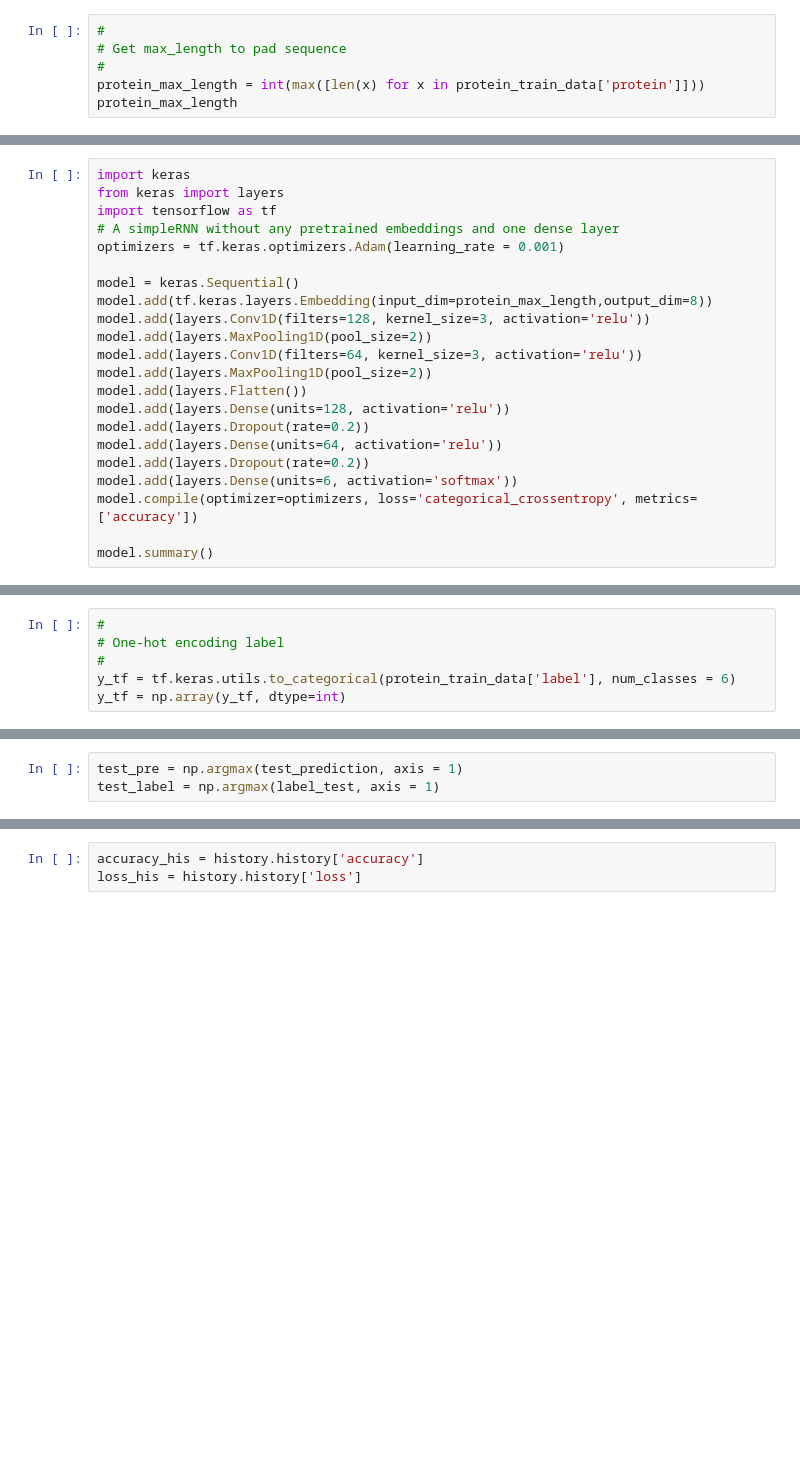
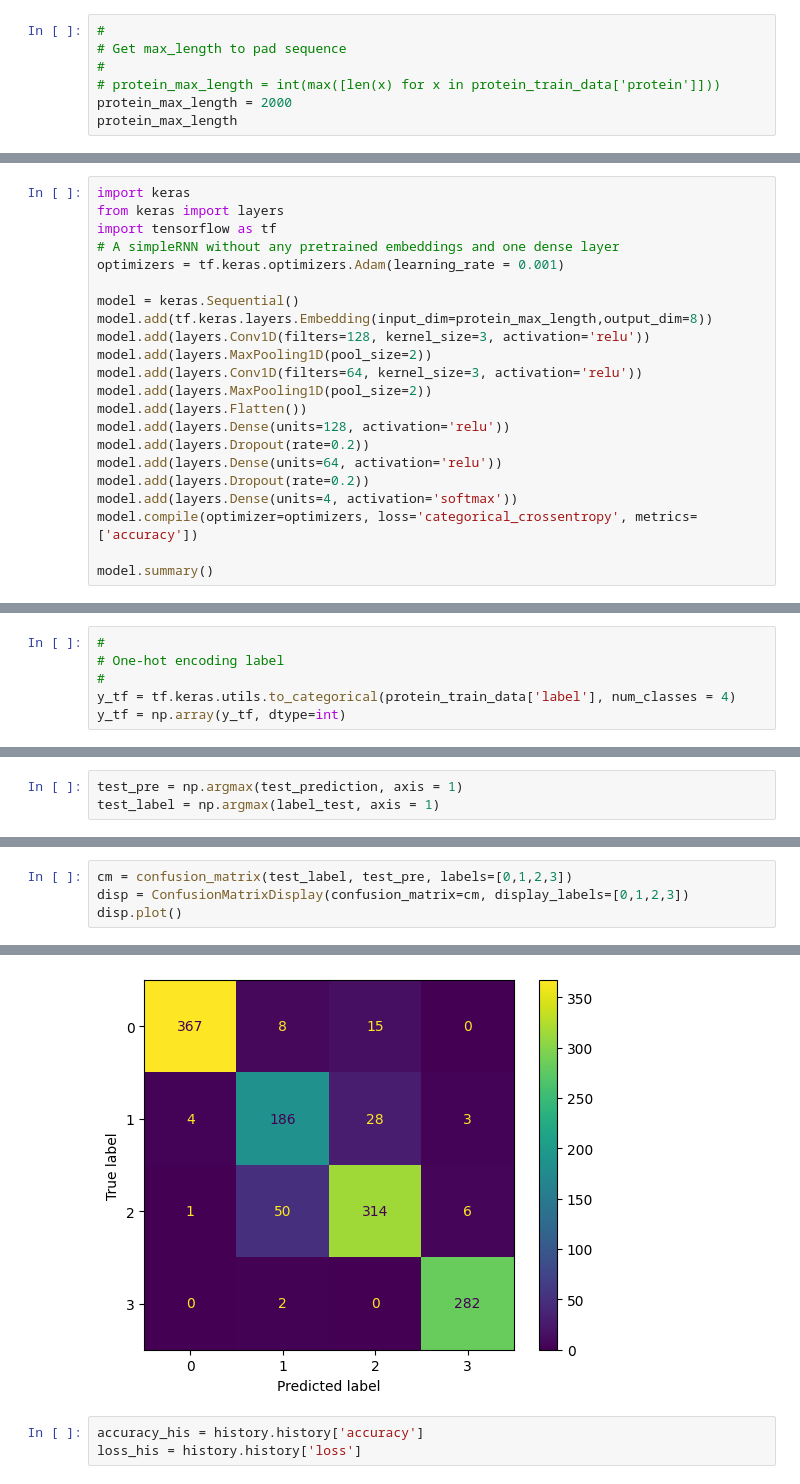
Before and after one commit to KhangSimple/dna_protein_analysis, a Jupyter notebook: dna-analysis.ipynb, the cells around one changed output, grey strips where cells are left out. Saved outputs shown, nothing was run; the diff lists cells and outputs as text; blank space fills up the shorter version.

```diff
--- a/dna-analysis.ipynb
+++ b/dna-analysis.ipynb
@@ -357,5 +374,6 @@ sns.countplot(data=protein_train_data, x = 'label')
 #
 # Get max_length to pad sequence
 #
-protein_max_length = int(max([len(x) for x in protein_train_data['protein']]))
+# protein_max_length = int(max([len(x) for x in protein_train_data['protein']]))
+protein_max_length = 2000
 protein_max_length
@@ -379,7 +399,7 @@ model.add(layers.Dense(units=128, activation='relu'))
 model.add(layers.Dropout(rate=0.2))
 model.add(layers.Dense(units=64, activation='relu'))
 model.add(layers.Dropout(rate=0.2))
-model.add(layers.Dense(units=6, activation='softmax'))
+model.add(layers.Dense(units=4, activation='softmax'))
 model.compile(optimizer=optimizers, loss='categorical_crossentropy', metrics=['accuracy'])
 
 model.summary()
@@ -394,7 +436,7 @@ protein_data_padding = pad_sequences(protein_train_data['protein'], maxlen=prote
 #
 # One-hot encoding label
 #
-y_tf = tf.keras.utils.to_categorical(protein_train_data['label'], num_classes = 6)
+y_tf = tf.keras.utils.to_categorical(protein_train_data['label'], num_classes = 4)
 y_tf = np.array(y_tf, dtype=int)
 # %%
 #
@@ -419,0 +488,5 @@ print(classification_report(test_pre, test_label))
+# %%
+cm = confusion_matrix(test_label, test_pre, labels=[0,1,2,3])
+disp = ConfusionMatrixDisplay(confusion_matrix=cm, display_labels=[0,1,2,3])
+disp.plot()
+# %% [output]
@@ -420,3 +494,4 @@ print(classification_report(test_pre, test_label))
+[figure, added]
 # %%
 accuracy_his = history.history['accuracy']
 loss_his = history.history['loss']
```
Also changed, not shown: parts of 28 cells of this notebook.
